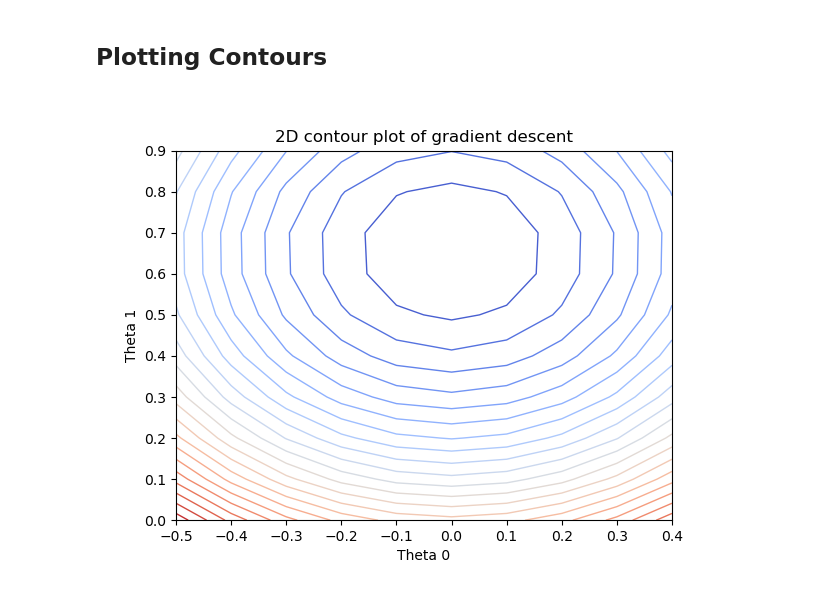
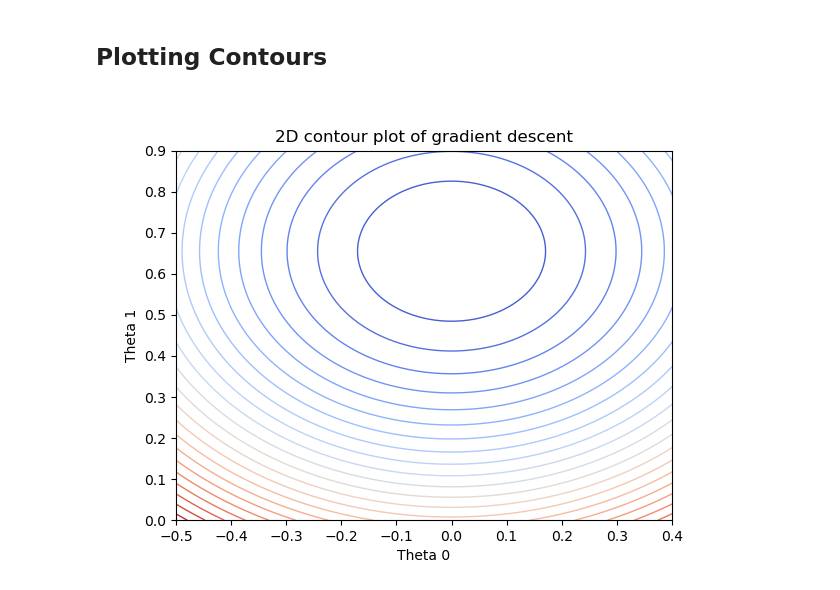
Before and after one commit to Aavegjain/COL774_A1, a Jupyter notebook: part1.ipynb, the cells around one changed output. Saved outputs shown, nothing was run; the diff lists cells and outputs as text; code cells hidden in the pictures.

```diff
--- a/part1.ipynb
+++ b/part1.ipynb
@@ -120,8 +120,8 @@ no of iterations is 67
 # %%
 %matplotlib ipympl
 
-theta_x = np.arange(-0.5 , 0.5, 0.1 )
-theta_y = np.arange(0,1 , 0.1)
+theta_x = np.arange(-0.5 , 0.5, 0.01 )
+theta_y = np.arange(0,1 , 0.01)
 X_mesh, Y_mesh = np.meshgrid(theta_x, theta_y)
 # print(X_mesh)
 # print(Y_mesh)
@@ -190,36 +190,33 @@ for i in range(X_row):
 # %%
 fig, ax2d = plt.subplots()
 plot_data = np.array(plot_data)
 contour_data = plot_data[:, 0:2 ]
-# print(contour_data)
 
-# contour_data = [ (0,0.1), (0,0.2), (0, 0.3), (0,0.4)]
 
 contour = ax2d.contour(X_mesh, Y_mesh, error_surface, levels=25, cmap='coolwarm', linewidths=1)
 ax2d.set_xlabel('Theta 0')
 ax2d.set_ylabel('Theta 1')
 ax2d.set_title("2D contour plot of gradient descent")
 ax2d.set(xlim = (-0.5, 0.4), xlabel='Theta 0')
 ax2d.set(ylim =(0, 0.9), ylabel='Theta 1')
 
-sc = ax2d.scatter([], [], color='red', marker='*' )
+sc = ax2d.scatter([], [], color='red', marker='.' )
+arrows = []
 
 def update_contour_plot(frame):
-    sc.set_offsets([contour_data[frame]])
-    # sc = ax2d.scatter(zip(*contour_data[:frame + 1]), color='red', marker='o')
-    return sc
+    sc.set_offsets(contour_data[: frame])
+    if frame > 1:
+        prev_point = contour_data[frame - 2]
+        curr_point = contour_data[frame - 1]
+        arrow = ax2d.annotate('', curr_point, prev_point, arrowprops=dict(arrowstyle='->', color='blue'))
+        arrows.append(arrow)
 
-# contour = ax2d.contour(X_mesh, Y_mesh, error_surface, levels=25 , cmap='coolwarm', linewidths=1)
-# ax2d.set_xlabel('Theta 0')
-# ax2d.set_ylabel('Theta 1')
-# ax2d.set_title("2D contour plot of gradient descent")
-# ax2d.set(xlim = (-0.5 , 0.4), xlabel='Theta 0')
-# ax2d.set(ylim =(0, 0.9), ylabel='Theta 1')
+    return sc, *arrows
 
 
 
-ani = animation.FuncAnimation(fig, update_contour_plot, frames=len(contour_data), interval= 200)
-# plt.tight_layout()
+
+ani = animation.FuncAnimation(fig, update_contour_plot, frames=len(contour_data), interval= 200, repeat = False, blit = True )
 plt.show()
 # %% [output]
-[figure, old version]
+[figure, new version]
```
